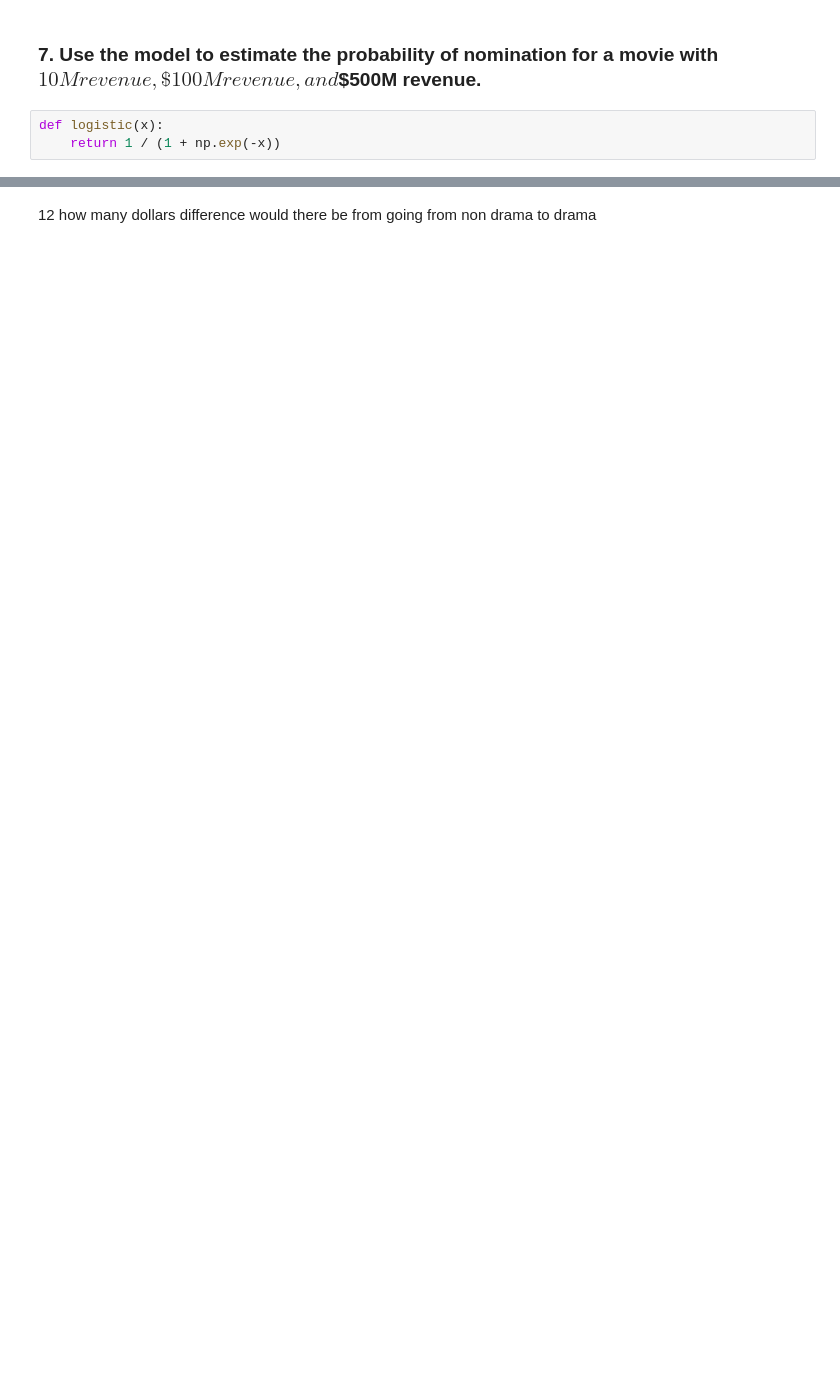
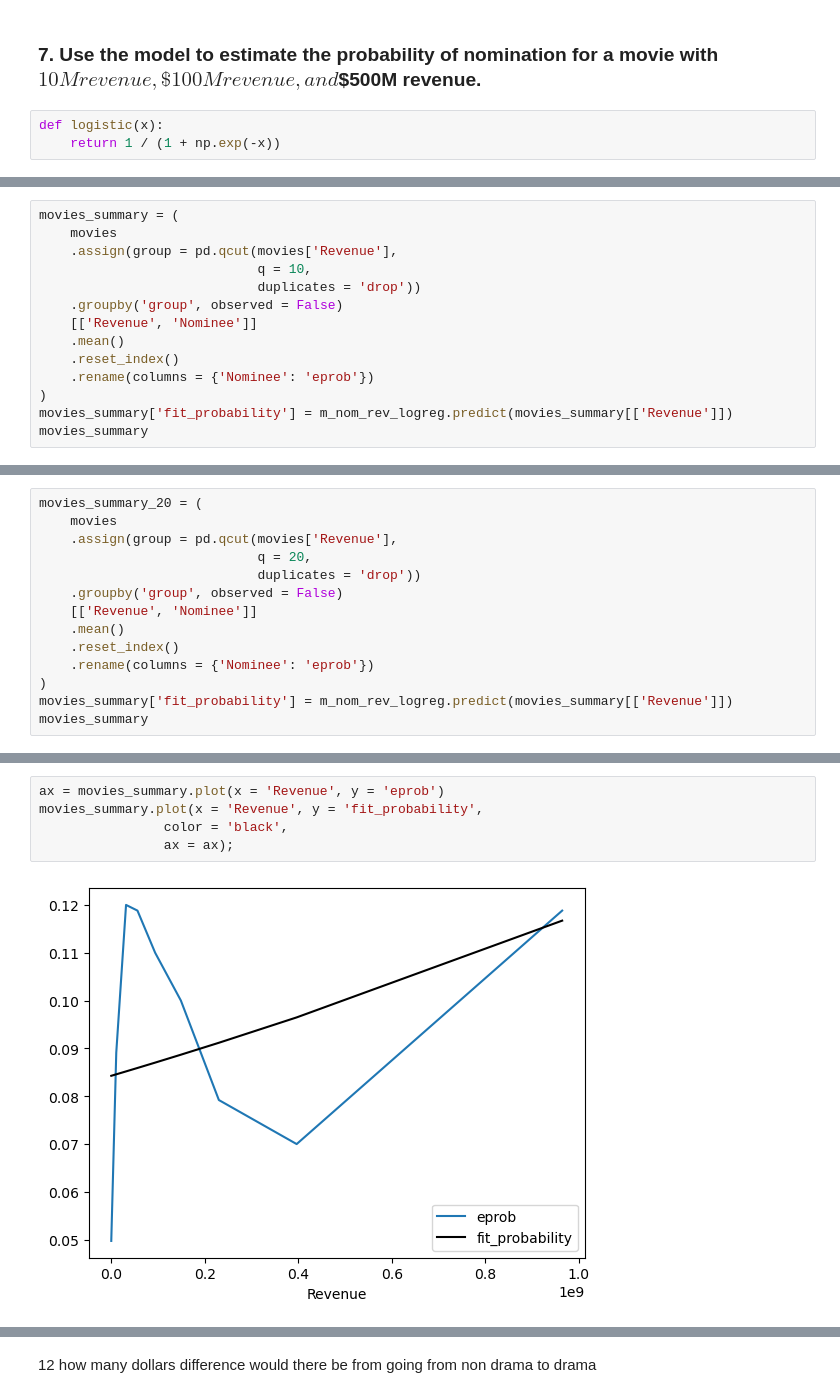
Before and after one commit to nss-data-science-cohort-9/logistic-regression-catdgomez, a Jupyter notebook: notebooks/movies_logistic_regression.ipynb, the cells around one changed output, grey strips where cells are left out. Drawn from its saved outputs; the diff is of its cells as text; blank space fills up the shorter version.

```diff
--- a/notebooks/movies_logistic_regression.ipynb
+++ b/notebooks/movies_logistic_regression.ipynb
@@ -102,0 +136,14 @@ Estimated probability of making $10,000,000 in revenue is 0.099925.
+# %%
+movies_summary = (
+    movies
+    .assign(group = pd.qcut(movies['Revenue'],
+                            q = 10,
+                            duplicates = 'drop'))
+    .groupby('group', observed = False)
+    [['Revenue', 'Nominee']]
+    .mean()
+    .reset_index()
+    .rename(columns = {'Nominee': 'eprob'})
+)
+movies_summary['fit_probability'] = m_nom_rev_logreg.predict(movies_summary[['Revenue']])
+movies_summary
@@ -102,0 +161,14 @@ Estimated probability of making $10,000,000 in revenue is 0.099925.
+# %%
+movies_summary_20 = (
+    movies
+    .assign(group = pd.qcut(movies['Revenue'],
+                            q = 20,
+                            duplicates = 'drop'))
+    .groupby('group', observed = False)
+    [['Revenue', 'Nominee']]
+    .mean()
+    .reset_index()
+    .rename(columns = {'Nominee': 'eprob'})
+)
+movies_summary['fit_probability'] = m_nom_rev_logreg.predict(movies_summary[['Revenue']])
+movies_summary
@@ -102,0 +186,7 @@ Estimated probability of making $10,000,000 in revenue is 0.099925.
+# %%
+ax = movies_summary.plot(x = 'Revenue', y = 'eprob')
+movies_summary.plot(x = 'Revenue', y = 'fit_probability',
+                color = 'black',
+                ax = ax);
+# %% [output]
+[figure, added]
```
Also changed, not shown: parts of 29 cells of this notebook.
